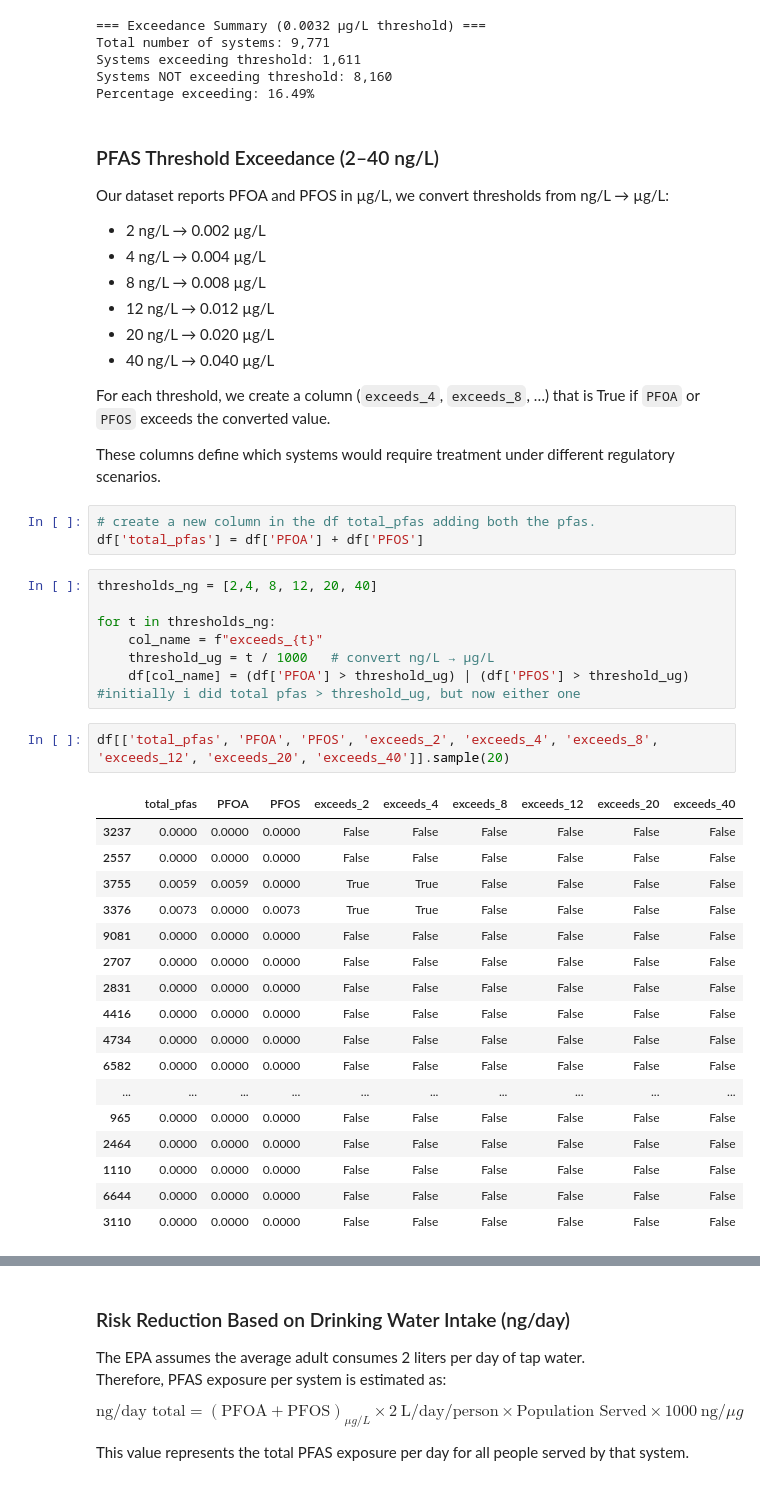
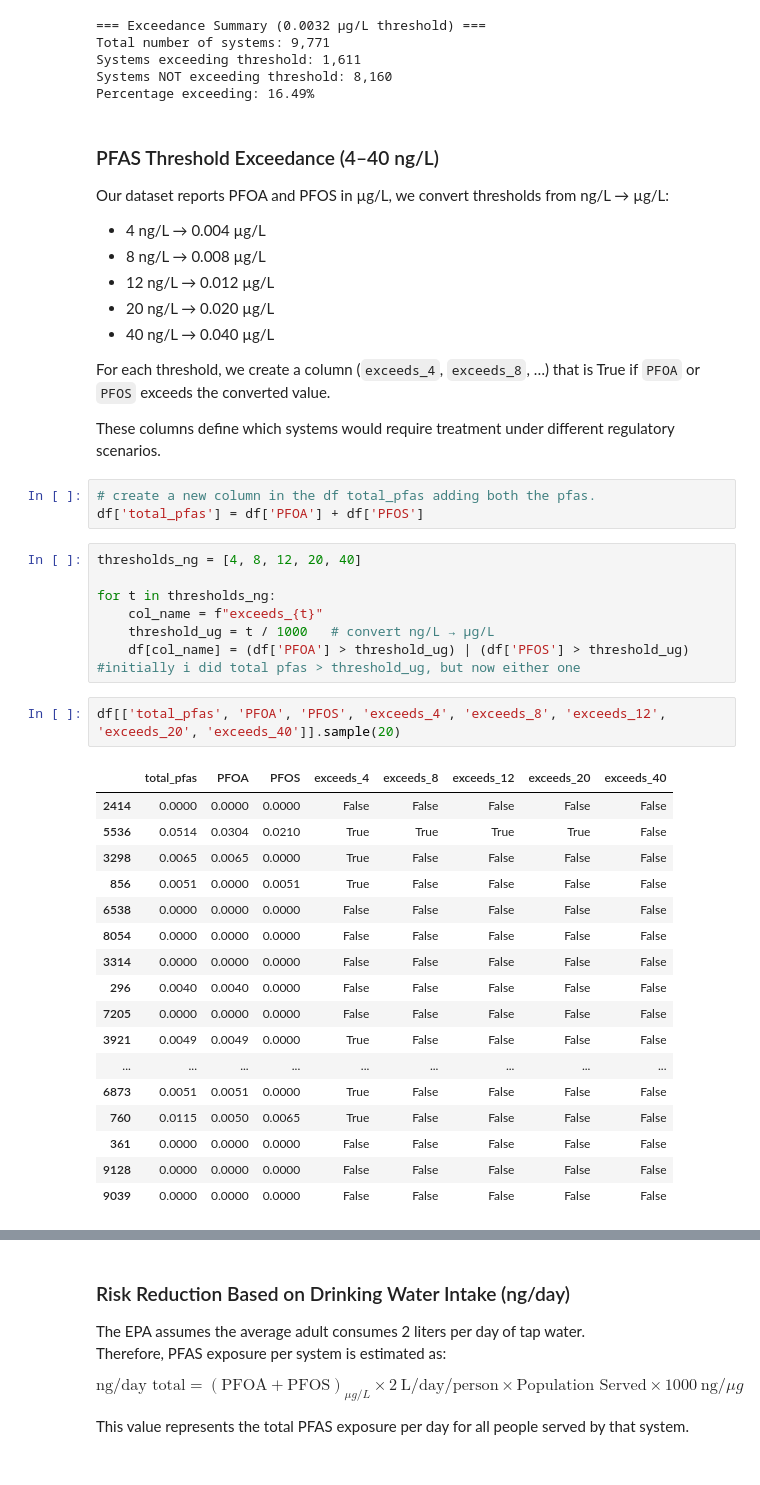
Before and after one commit to brahmee07/Pfas_water_research, a Jupyter notebook: Pfas_cost_risk_analysis.ipynb, the cells around one changed output, grey strips where cells are left out. Drawn from its saved outputs; the diff is of its cells as text.

```diff
--- a/Pfas_cost_risk_analysis.ipynb
+++ b/Pfas_cost_risk_analysis.ipynb
@@ -88,11 +88,10 @@ Systems exceeding threshold: 1,611
 Systems NOT exceeding threshold: 8,160
 Percentage exceeding: 16.49%
 # %% [markdown]
-### PFAS Threshold Exceedance (2–40 ng/L)
+### PFAS Threshold Exceedance (4–40 ng/L)
 
 Our dataset reports PFOA and PFOS in µg/L, we convert thresholds from ng/L → µg/L:
 
-- 2 ng/L → 0.002 µg/L
 - 4 ng/L → 0.004 µg/L
 - 8 ng/L → 0.008 µg/L
 - 12 ng/L → 0.012 µg/L
@@ -107,32 +106,32 @@ These columns define which systems would require treatment under different regul
 # create a new column in the df total_pfas adding both the pfas.
 df['total_pfas'] = df['PFOA'] + df['PFOS']
 # %%
-thresholds_ng = [2,4, 8, 12, 20, 40]
+thresholds_ng = [4, 8, 12, 20, 40]
 
 for t in thresholds_ng:
     col_name = f"exceeds_{t}"
     threshold_ug = t / 1000   # convert ng/L → µg/L
     df[col_name] = (df['PFOA'] > threshold_ug) | (df['PFOS'] > threshold_ug) #initially i did total pfas > threshold_ug, but now either one
 # %%
-df[['total_pfas', 'PFOA', 'PFOS', 'exceeds_2', 'exceeds_4', 'exceeds_8', 'exceeds_12', 'exceeds_20', 'exceeds_40']].sample(20)
+df[['total_pfas', 'PFOA', 'PFOS', 'exceeds_4', 'exceeds_8', 'exceeds_12', 'exceeds_20', 'exceeds_40']].sample(20)
 # %% [output]
-|  | total_pfas | PFOA | PFOS | exceeds_2 | exceeds_4 | exceeds_8 | exceeds_12 | exceeds_20 | exceeds_40 |
-| 3237 | 0.0000 | 0.0000 | 0.0000 | False | False | False | False | False | False |
-| 2557 | 0.0000 | 0.0000 | 0.0000 | False | False | False | False | False | False |
-| 3755 | 0.0059 | 0.0059 | 0.0000 | True | True | False | False | False | False |
-| 3376 | 0.0073 | 0.0000 | 0.0073 | True | True | False | False | False | False |
-| 9081 | 0.0000 | 0.0000 | 0.0000 | False | False | False | False | False | False |
-| 2707 | 0.0000 | 0.0000 | 0.0000 | False | False | False | False | False | False |
-| 2831 | 0.0000 | 0.0000 | 0.0000 | False | False | False | False | False | False |
-| 4416 | 0.0000 | 0.0000 | 0.0000 | False | False | False | False | False | False |
-| 4734 | 0.0000 | 0.0000 | 0.0000 | False | False | False | False | False | False |
-| 6582 | 0.0000 | 0.0000 | 0.0000 | False | False | False | False | False | False |
-| ... | ... | ... | ... | ... | ... | ... | ... | ... | ... |
-| 965 | 0.0000 | 0.0000 | 0.0000 | False | False | False | False | False | False |
-| 2464 | 0.0000 | 0.0000 | 0.0000 | False | False | False | False | False | False |
-| 1110 | 0.0000 | 0.0000 | 0.0000 | False | False | False | False | False | False |
-| 6644 | 0.0000 | 0.0000 | 0.0000 | False | False | False | False | False | False |
-| 3110 | 0.0000 | 0.0000 | 0.0000 | False | False | False | False | False | False |
+|  | total_pfas | PFOA | PFOS | exceeds_4 | exceeds_8 | exceeds_12 | exceeds_20 | exceeds_40 |
+| 2414 | 0.0000 | 0.0000 | 0.0000 | False | False | False | False | False |
+| 5536 | 0.0514 | 0.0304 | 0.0210 | True | True | True | True | False |
+| 3298 | 0.0065 | 0.0065 | 0.0000 | True | False | False | False | False |
+| 856 | 0.0051 | 0.0000 | 0.0051 | True | False | False | False | False |
+| 6538 | 0.0000 | 0.0000 | 0.0000 | False | False | False | False | False |
+| 8054 | 0.0000 | 0.0000 | 0.0000 | False | False | False | False | False |
+| 3314 | 0.0000 | 0.0000 | 0.0000 | False | False | False | False | False |
+| 296 | 0.0040 | 0.0040 | 0.0000 | False | False | False | False | False |
+| 7205 | 0.0000 | 0.0000 | 0.0000 | False | False | False | False | False |
+| 3921 | 0.0049 | 0.0049 | 0.0000 | True | False | False | False | False |
+| ... | ... | ... | ... | ... | ... | ... | ... | ... |
+| 6873 | 0.0051 | 0.0051 | 0.0000 | True | False | False | False | False |
+| 760 | 0.0115 | 0.0050 | 0.0065 | True | False | False | False | False |
+| 361 | 0.0000 | 0.0000 | 0.0000 | False | False | False | False | False |
+| 9128 | 0.0000 | 0.0000 | 0.0000 | False | False | False | False | False |
+| 9039 | 0.0000 | 0.0000 | 0.0000 | False | False | False | False | False |
 # %%
 print("=== Number of Systems Exceeding Each Threshold ===")
 for t in thresholds_ng:
```
Also changed, not shown: parts of 17 cells of this notebook.
